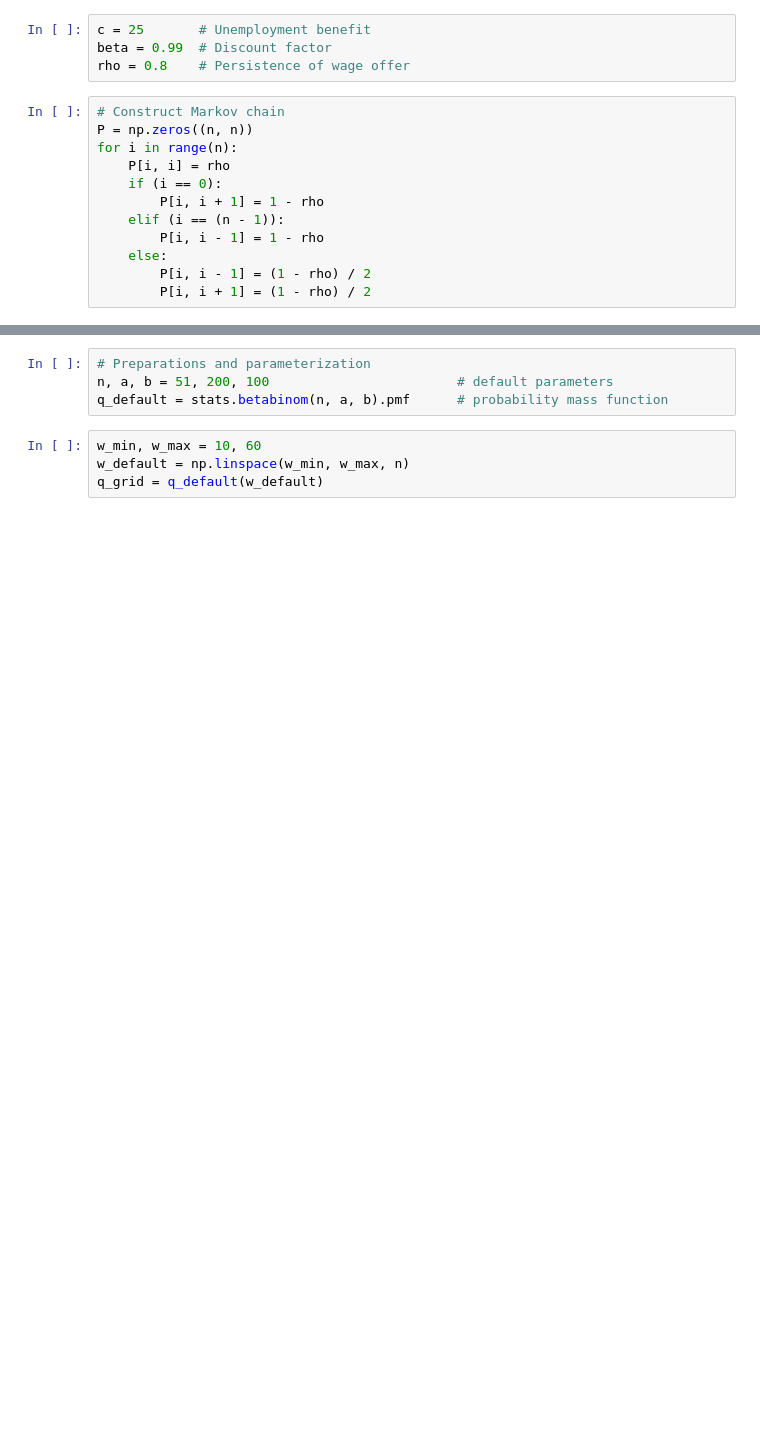
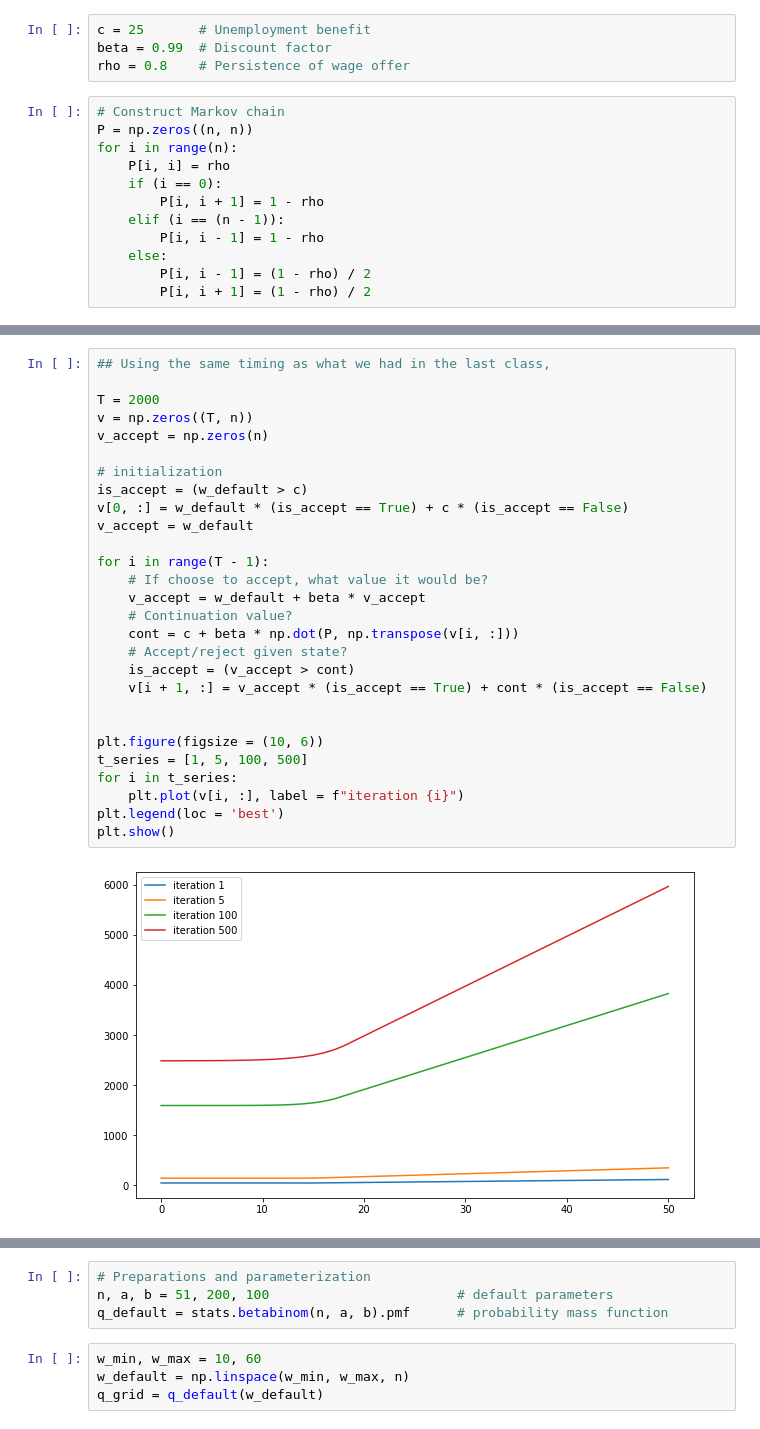
Before and after one commit to wupeifan/ECON_407_Fall2020, a Jupyter notebook: Notebooks/McCallVariations.ipynb, the cells around one changed output, grey strips where cells are left out. Drawn from its saved outputs; the diff is of its cells as text; blank space fills up the shorter version.

```diff
--- a/Notebooks/McCallVariations.ipynb
+++ b/Notebooks/McCallVariations.ipynb
@@ -47,3 +113,33 @@ for i in range(n):
+# %%
+## Using the same timing as what we had in the last class,
+
+T = 2000
+v = np.zeros((T, n))
+v_accept = np.zeros(n)
+
+# initialization
+is_accept = (w_default > c)
+v[0, :] = w_default * (is_accept == True) + c * (is_accept == False)
+v_accept = w_default
+
+for i in range(T - 1):
+    # If choose to accept, what value it would be?
+    v_accept = w_default + beta * v_accept
+    # Continuation value?
+    cont = c + beta * np.dot(P, np.transpose(v[i, :]))
+    # Accept/reject given state?
+    is_accept = (v_accept > cont)
+    v[i + 1, :] = v_accept * (is_accept == True) + cont * (is_accept == False)
+
+
+plt.figure(figsize = (10, 6))
+t_series = [1, 5, 100, 500]
+for i in t_series:
+    plt.plot(v[i, :], label = f"iteration {i}")
+plt.legend(loc = 'best')
+plt.show()
+# %% [output]
+[figure, added]
 # %% [markdown]
 ## 2. On-the-job Search
 
```
Also changed, not shown: parts of 8 cells of this notebook, 2 other files.
